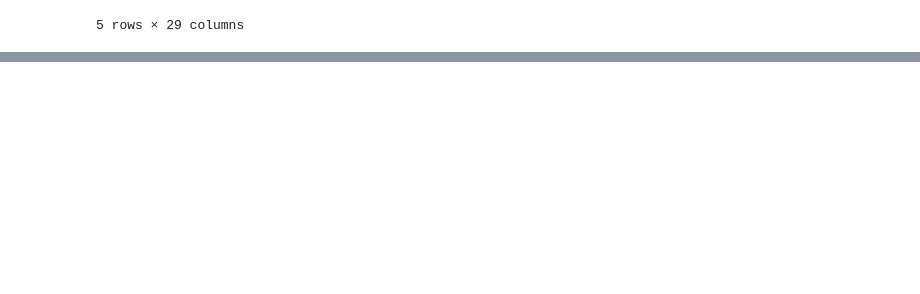
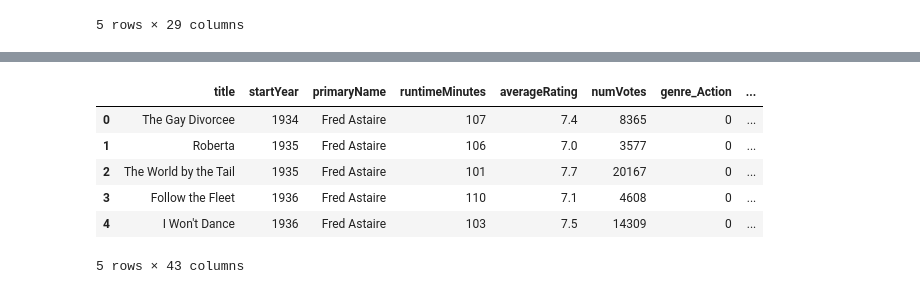
Before and after one commit to tdanh2018/movie-analysis, a Jupyter notebook: Movie_Recommendations/data_clean.ipynb, the cells around one changed output, grey strips where cells are left out. Cells and saved outputs as stored; diff of their text form; code cells hidden in the pictures; blank space fills up the shorter version.

```diff
--- a/Movie_Recommendations/data_clean.ipynb
+++ b/Movie_Recommendations/data_clean.ipynb
@@ -306,0 +342,11 @@ Column names in the DataFrame:
+# %%
+merged_df = pd.concat([kg_df_final, top_df_final], ignore_index=True)
+merged_df.head()
+# %% [output]
+|  | title | startYear | primaryName | runtimeMinutes | averageRating | numVotes | genre_Action | ... |
+| 0 | The Gay Divorcee | 1934 | Fred Astaire | 107 | 7.4 | 8365 | 0 | ... |
+| 1 | Roberta | 1935 | Fred Astaire | 106 | 7.0 | 3577 | 0 | ... |
+| 2 | The World by the Tail | 1935 | Fred Astaire | 101 | 7.7 | 20167 | 0 | ... |
+| 3 | Follow the Fleet | 1936 | Fred Astaire | 110 | 7.1 | 4608 | 0 | ... |
+| 4 | I Won't Dance | 1936 | Fred Astaire | 103 | 7.5 | 14309 | 0 | ... |
+5 rows × 43 columns
```
Also changed, not shown: parts of 11 cells of this notebook, 5 other files.
